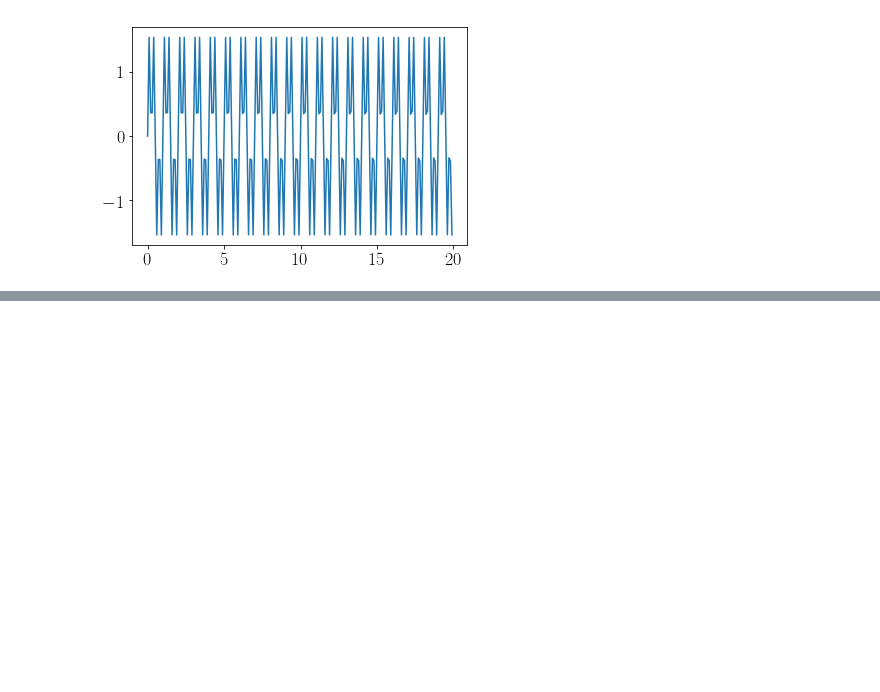
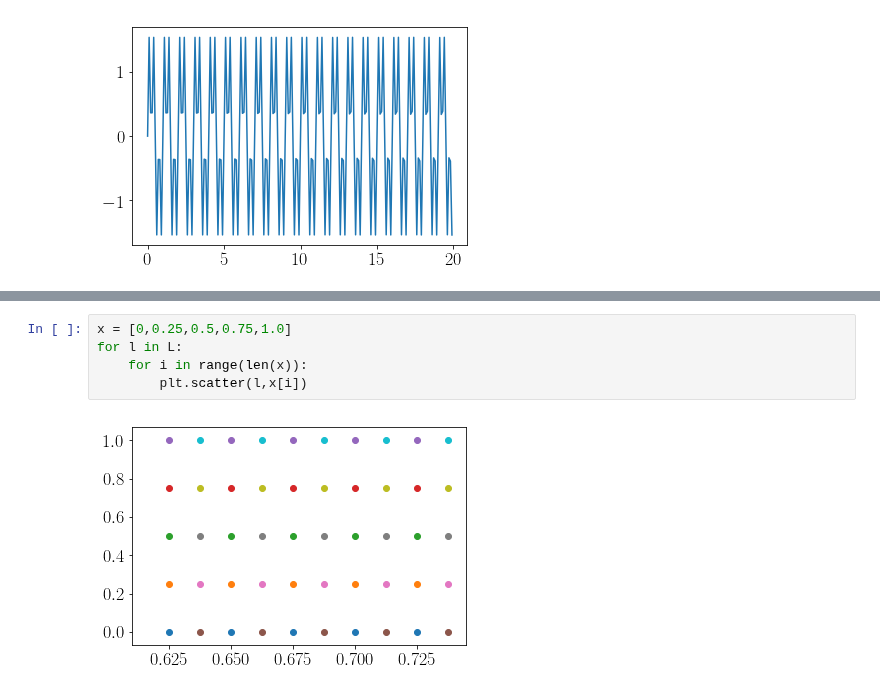
Before and after one commit to reand705/IGP, a Jupyter notebook: FourierTransform.ipynb, the cells around one changed output, grey strips where cells are left out. Drawn from its saved outputs; the diff is of its cells as text; blank space fills up the shorter version.

```diff
--- a/FourierTransform.ipynb
+++ b/FourierTransform.ipynb
@@ -108,0 +284,7 @@ plt.plot(np.abs(Rf))
+# %%
+x = [0,0.25,0.5,0.75,1.0]
+for l in L:
+    for i in range(len(x)):
+        plt.scatter(l,x[i])
+# %% [output]
+[figure, added]
```
Also changed, not shown: parts of 8 cells of this notebook.
